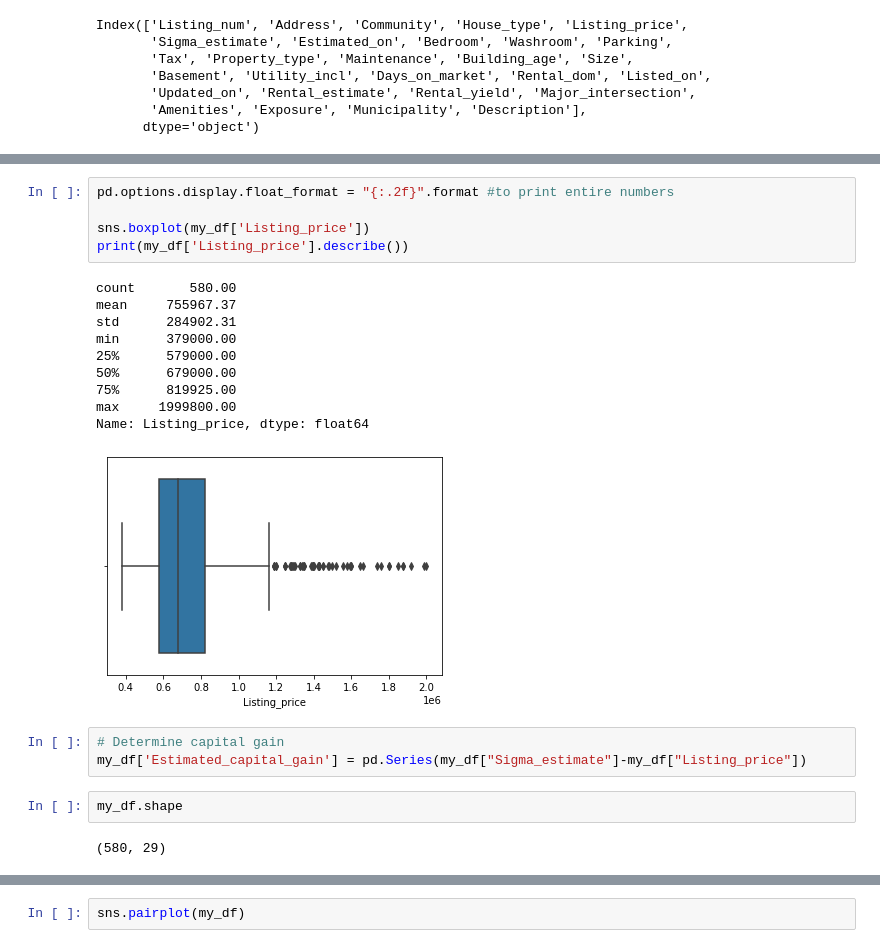
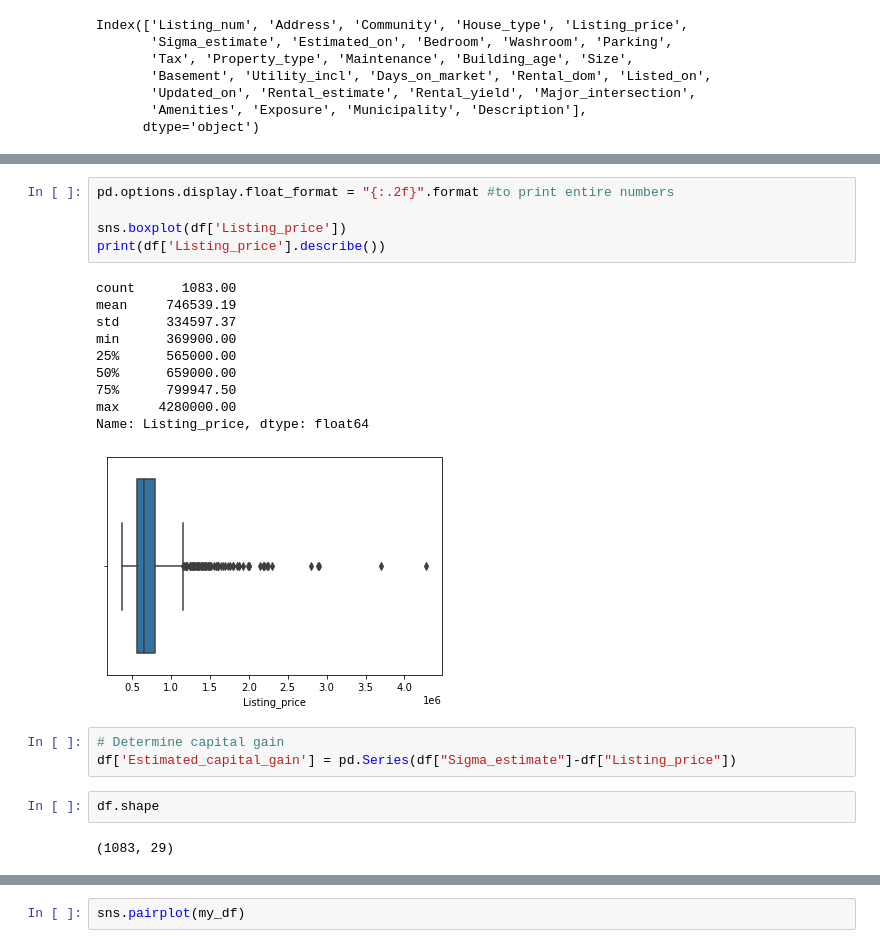
Before and after one commit to ffalohy/Toronto_listings_Part-I-Webscraping, a Jupyter notebook: GitHub_Webscraping_Part I.ipynb, the cells around one changed output, grey strips where cells are left out. Saved outputs shown, nothing was run; the diff lists cells and outputs as text.

```diff
--- a/GitHub_Webscraping_Part I.ipynb
+++ b/GitHub_Webscraping_Part I.ipynb
@@ -627,24 +609,24 @@ Name: Listing_price, dtype: float64
 # %%
 pd.options.display.float_format = "{:.2f}".format #to print entire numbers
 
-sns.boxplot(my_df['Listing_price'])
-print(my_df['Listing_price'].describe())
+sns.boxplot(df['Listing_price'])
+print(df['Listing_price'].describe())
 # %% [output]
-count       580.00
-mean     755967.37
-std      284902.31
-min      379000.00
-25%      579000.00
-50%      679000.00
-75%      819925.00
-max     1999800.00
+count      1083.00
+mean     746539.19
+std      334597.37
+min      369900.00
+25%      565000.00
+50%      659000.00
+75%      799947.50
+max     4280000.00
 Name: Listing_price, dtype: float64
-[figure, old version]
+[figure, new version]
 # %%
 # Determine capital gain
-my_df['Estimated_capital_gain'] = pd.Series(my_df["Sigma_estimate"]-my_df["Listing_price"])
+df['Estimated_capital_gain'] = pd.Series(df["Sigma_estimate"]-df["Listing_price"])
 # %%
-my_df.shape
+df.shape
 # %% [output]
-(580, 29)
+(1083, 29)
 # %%
```
Also changed, not shown: parts of 30 cells of this notebook.
